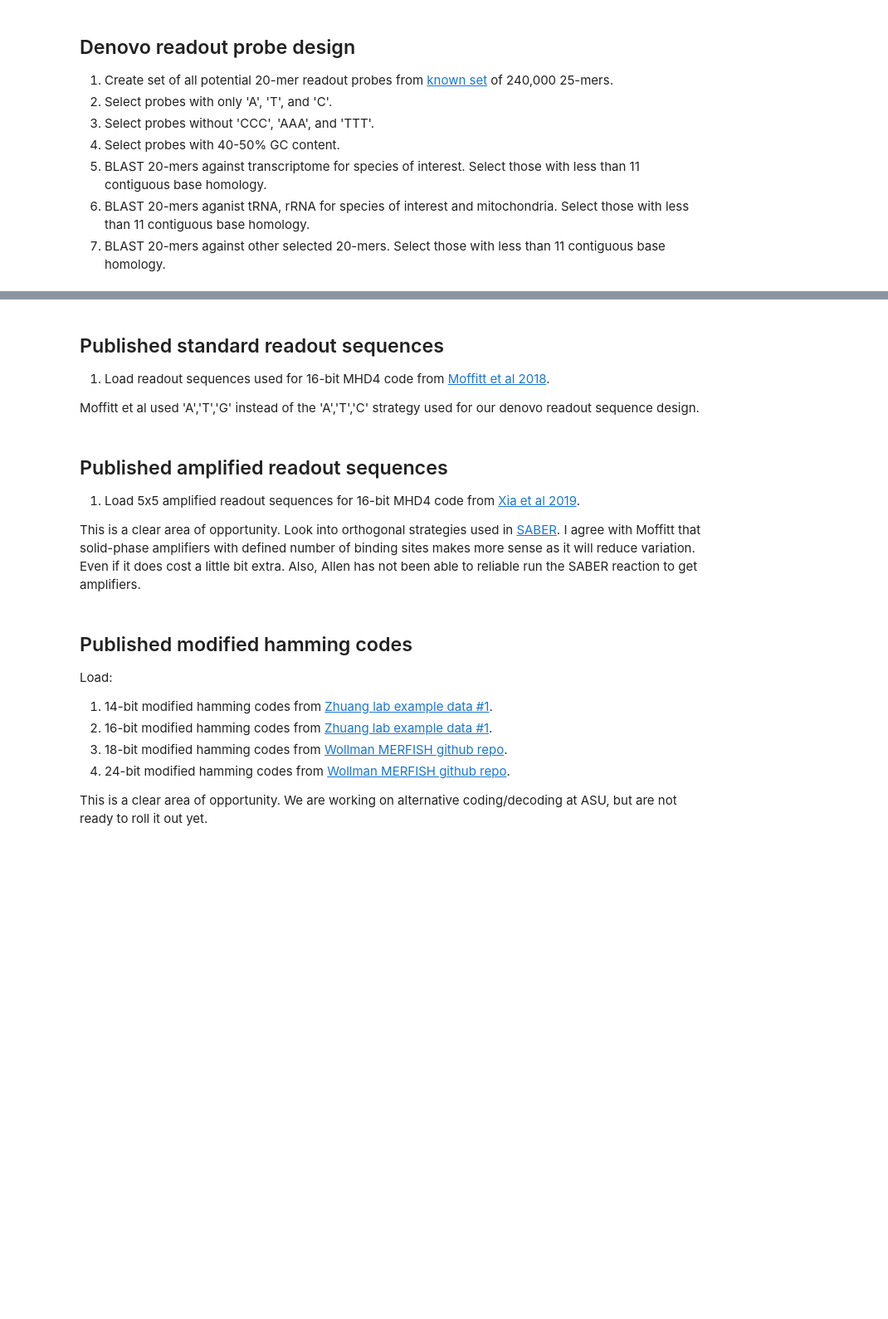
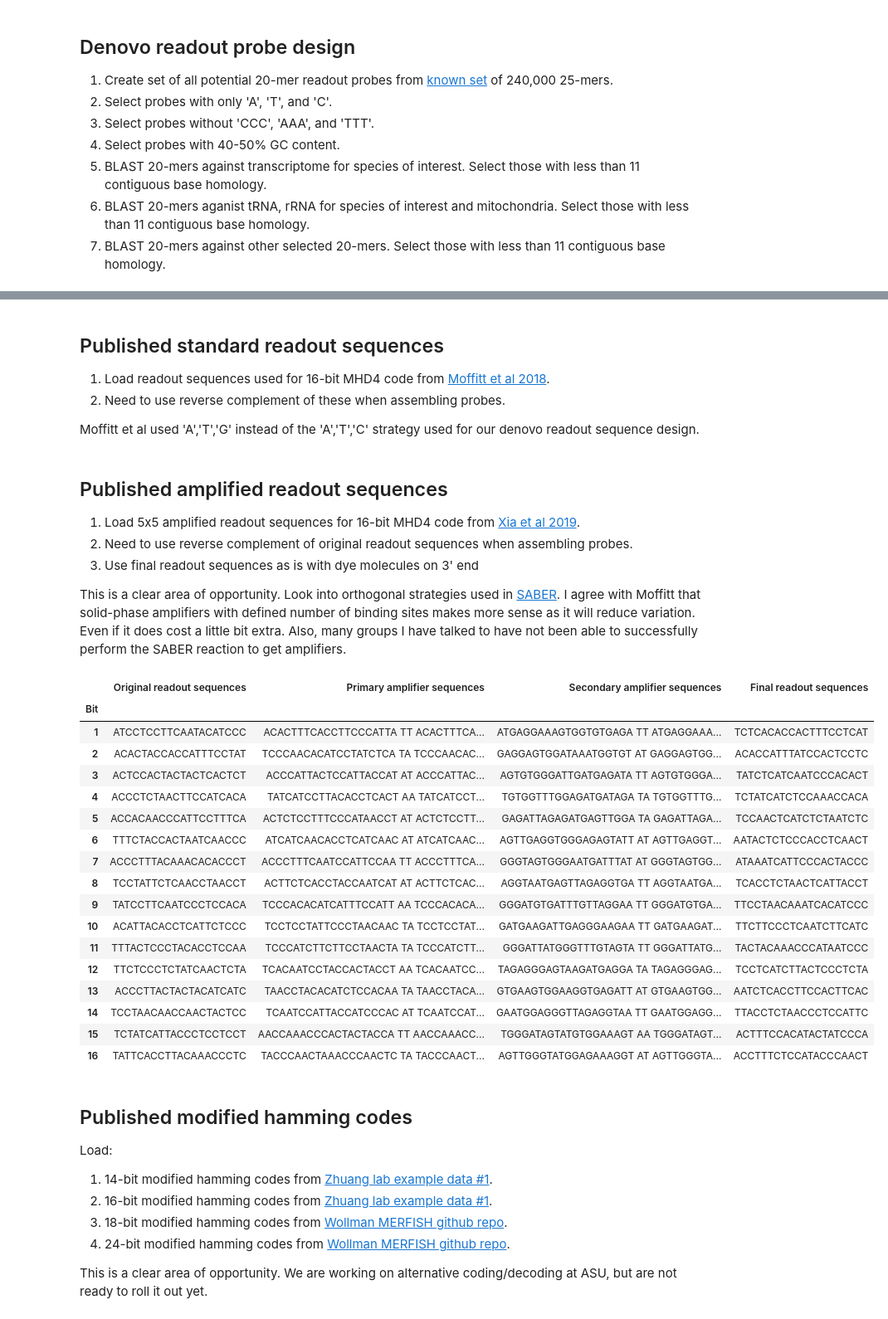
Before and after one commit to QI2lab/OPM, a Jupyter notebook: probedesign-python/MERFISH_probe.ipynb, the cells around one changed output, grey strips where cells are left out. Shown at 83% size. Drawn from its saved outputs; the diff is of its cells as text; code cells hidden in the pictures; blank space fills up the shorter version.

```diff
--- a/probedesign-python/MERFISH_probe.ipynb
+++ b/probedesign-python/MERFISH_probe.ipynb
@@ -364,5 +400,6 @@ df_readout_probes=generateDenovoReadoutProbes()
 # %% [markdown]
 ## Published standard readout sequences
 1. Load readout sequences used for 16-bit MHD4 code from [Moffitt et al 2018](https://doi.org/10.1073/pnas.1617699113).
+2. Need to use reverse complement of these when assembling probes.
 
 Moffitt et al used 'A','T','G' instead of the 'A','T','C' strategy used for our denovo readout sequence design.
@@ -373,14 +416,39 @@ def loadReadoutSequences():
 # %% [markdown]
 ## Published amplified readout sequences
 1. Load 5x5 amplified readout sequences for 16-bit MHD4 code from [Xia et al 2019](https://doi.org/10.1038/s41598-019-43943-8).
+2. Need to use reverse complement of original readout sequences when assembling probes.
+3. Use final readout sequences as is with dye molecules on 3' end
 
-This is a clear area of opportunity. Look into orthogonal strategies used in [SABER](https://www.nature.com/articles/s41592-019-0404-0#Sec36). I agree with Moffitt that solid-phase amplifiers with defined number of binding sites makes more sense as it will reduce variation. Even if it does cost a little bit extra. Also, Allen has not been able to reliable run the SABER reaction to get amplifiers.
+This is a clear area of opportunity. Look into orthogonal strategies used in [SABER](https://www.nature.com/articles/s41592-019-0404-0#Sec36). I agree with Moffitt that solid-phase amplifiers with defined number of binding sites makes more sense as it will reduce variation. Even if it does cost a little bit extra. Also, many groups I have talked to have not been able to successfully perform the SABER reaction to get amplifiers.
 # %%
 def loadAmplifiedReadoutSequences():
 
-    df_readout_probes_amplified = pd.read_excel('/home/dps/merfish/16bit_MHD4_amplify.xlsx',header=1)
+    df_readout_amplified = pd.read_excel('/home/dps/merfish/16bit_MHD4_amplify.xlsx',skip_row=0,header=1,index_col='Bit')
 
-    return df_readout_probes_amplified
+    return df_readout_amplified
+# %%
+df_readout_probes_amplified=loadAmplifiedReadoutSequences()
+# %%
+df_readout_probes_amplified
+# %% [output]
+|  | Original readout sequences | Primary amplifier sequences | Secondary amplifier sequences | Final readout sequences |
+| Bit |  |  |  |  |
+| 1 | ATCCTCCTTCAATACATCCC | ACACTTTCACCTTCCCATTA TT ACACTTTCA... | ATGAGGAAAGTGGTGTGAGA TT ATGAGGAAA... | TCTCACACCACTTTCCTCAT |
+| 2 | ACACTACCACCATTTCCTAT | TCCCAACACATCCTATCTCA TA TCCCAACAC... | GAGGAGTGGATAAATGGTGT AT GAGGAGTGG... | ACACCATTTATCCACTCCTC |
+| 3 | ACTCCACTACTACTCACTCT | ACCCATTACTCCATTACCAT AT ACCCATTAC... | AGTGTGGGATTGATGAGATA TT AGTGTGGGA... | TATCTCATCAATCCCACACT |
+| 4 | ACCCTCTAACTTCCATCACA | TATCATCCTTACACCTCACT AA TATCATCCT... | TGTGGTTTGGAGATGATAGA TA TGTGGTTTG... | TCTATCATCTCCAAACCACA |
+| 5 | ACCACAACCCATTCCTTTCA | ACTCTCCTTTCCCATAACCT AT ACTCTCCTT... | GAGATTAGAGATGAGTTGGA TA GAGATTAGA... | TCCAACTCATCTCTAATCTC |
+| 6 | TTTCTACCACTAATCAACCC | ATCATCAACACCTCATCAAC AT ATCATCAAC... | AGTTGAGGTGGGAGAGTATT AT AGTTGAGGT... | AATACTCTCCCACCTCAACT |
+| 7 | ACCCTTTACAAACACACCCT | ACCCTTTCAATCCATTCCAA TT ACCCTTTCA... | GGGTAGTGGGAATGATTTAT AT GGGTAGTGG... | ATAAATCATTCCCACTACCC |
+| 8 | TCCTATTCTCAACCTAACCT | ACTTCTCACCTACCAATCAT AT ACTTCTCAC... | AGGTAATGAGTTAGAGGTGA TT AGGTAATGA... | TCACCTCTAACTCATTACCT |
+| 9 | TATCCTTCAATCCCTCCACA | TCCCACACATCATTTCCATT AA TCCCACACA... | GGGATGTGATTTGTTAGGAA TT GGGATGTGA... | TTCCTAACAAATCACATCCC |
+| 10 | ACATTACACCTCATTCTCCC | TCCTCCTATTCCCTAACAAC TA TCCTCCTAT... | GATGAAGATTGAGGGAAGAA TT GATGAAGAT... | TTCTTCCCTCAATCTTCATC |
+| 11 | TTTACTCCCTACACCTCCAA | TCCCATCTTCTTCCTAACTA TA TCCCATCTT... | GGGATTATGGGTTTGTAGTA TT GGGATTATG... | TACTACAAACCCATAATCCC |
+| 12 | TTCTCCCTCTATCAACTCTA | TCACAATCCTACCACTACCT AA TCACAATCC... | TAGAGGGAGTAAGATGAGGA TA TAGAGGGAG... | TCCTCATCTTACTCCCTCTA |
+| 13 | ACCCTTACTACTACATCATC | TAACCTACACATCTCCACAA TA TAACCTACA... | GTGAAGTGGAAGGTGAGATT AT GTGAAGTGG... | AATCTCACCTTCCACTTCAC |
+| 14 | TCCTAACAACCAACTACTCC | TCAATCCATTACCATCCCAC AT TCAATCCAT... | GAATGGAGGGTTAGAGGTAA TT GAATGGAGG... | TTACCTCTAACCCTCCATTC |
+| 15 | TCTATCATTACCCTCCTCCT | AACCAAACCCACTACTACCA TT AACCAAACC... | TGGGATAGTATGTGGAAAGT AA TGGGATAGT... | ACTTTCCACATACTATCCCA |
+| 16 | TATTCACCTTACAAACCCTC | TACCCAACTAAACCCAACTC TA TACCCAACT... | AGTTGGGTATGGAGAAAGGT AT AGTTGGGTA... | ACCTTTCTCCATACCCAACT |
 # %% [markdown]
 ## Published modified hamming codes
 Load:
```
Also changed, not shown: parts of 24 cells of this notebook.
